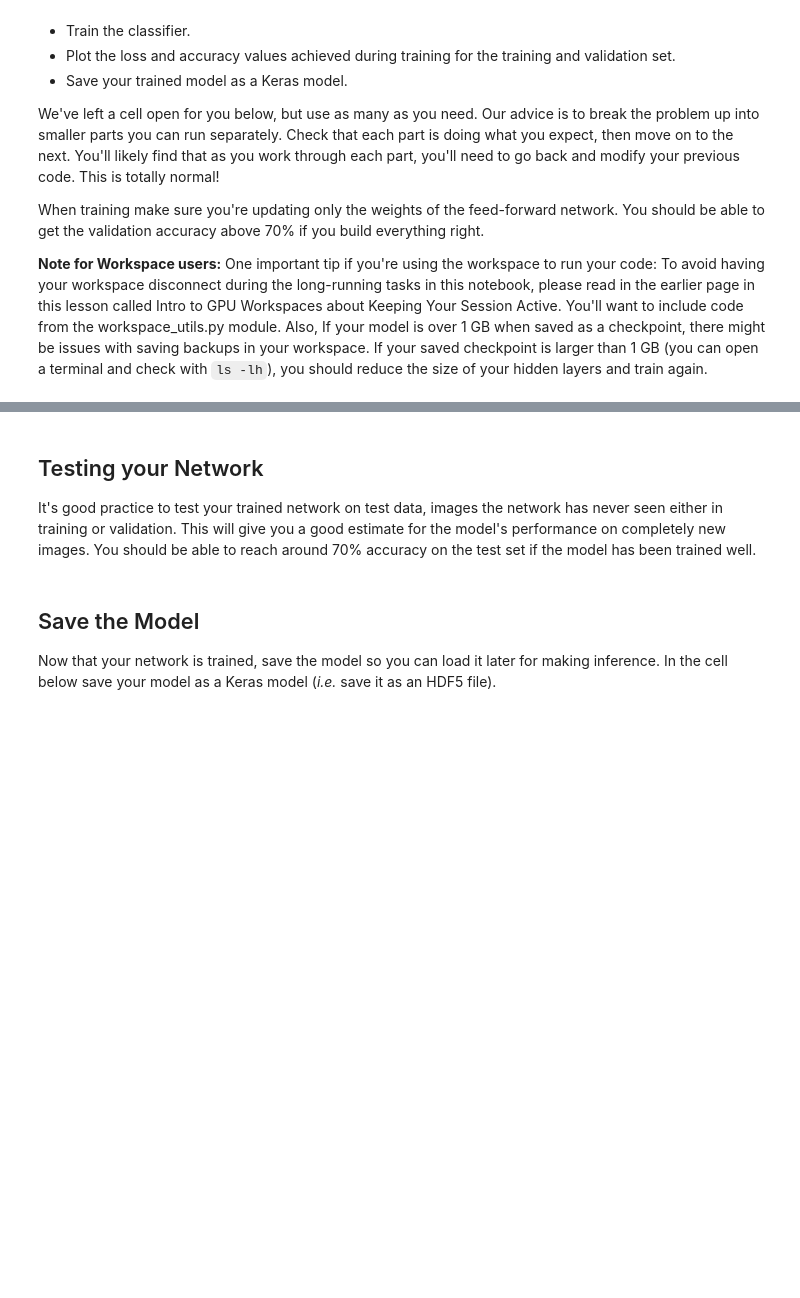
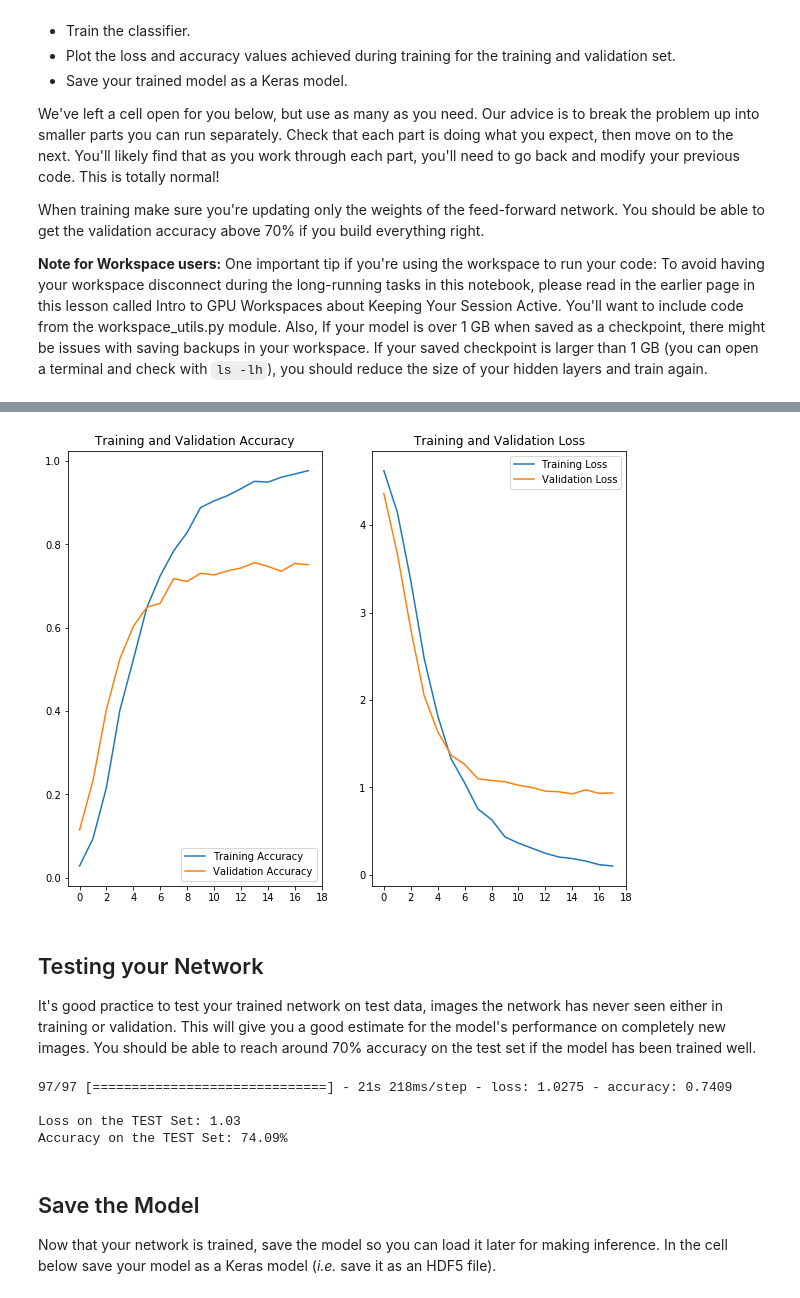
Before and after one commit to sclkan/Flower-Classifier, a Jupyter notebook: Project_Image_Classifier_Project.ipynb, the cells around one changed output, grey strips where cells are left out. Saved outputs shown, nothing was run; the diff lists cells and outputs as text; code cells hidden in the pictures; blank space fills up the shorter version.

```diff
--- a/Project_Image_Classifier_Project.ipynb
+++ b/Project_Image_Classifier_Project.ipynb
@@ -199,0 +211,11 @@ When training make sure you're updating only the weights of the feed-forward net
+# %%
+layer_nodes = [640, 320, 160]
+
+model = tf.keras.Sequential()
+model.add(feature_extractor)
+for i in layer_nodes:
+    model.add(tf.keras.layers.Dense(i, activation='relu'))
+    model.add(tf.keras.layers.Dropout(rate=0.2))
+
+model.add(tf.keras.layers.Dense(class_num, activation='softmax'))
+model.summary()
@@ -199,0 +242,10 @@ When training make sure you're updating only the weights of the feed-forward net
+# %%
+model.compile(optimizer='adam',
+             loss='sparse_categorical_crossentropy',
+             metrics=['accuracy'])
+
+EPOCHS = 100
+early_stopping = tf.keras.callbacks.EarlyStopping(monitor='val_loss', patience=3)
+
+
+record = model.fit(training_batches, epochs= EPOCHS, validation_data= valid_batches, callbacks=[early_stopping])
@@ -200,11 +270,43 @@ When training make sure you're updating only the weights of the feed-forward net
 # %%
 # TODO: Plot the loss and accuracy values achieved during training for the training and validation set.
+
+loss = record.history['loss']
+accuracy = record.history['accuracy']
+val_loss = record.history['val_loss']
+val_accuracy = record.history['val_accuracy']
+
+epochs_range = range(len(accuracy))
+# %%
+fig, ax = plt.subplots(1,2, figsize=[10,8])
+
+ax[0].plot(epochs_range, accuracy, label='Training Accuracy')
+ax[0].plot(epochs_range, val_accuracy, label='Validation Accuracy')
+ax[0].set_xticks(range(0,len(accuracy)+1,2))
+ax[0].set_title('Training and Validation Accuracy')
+ax[0].legend(loc=4)
+
+ax[1].plot(epochs_range, loss, label='Training Loss')
+ax[1].plot(epochs_range, val_loss, label='Validation Loss')
+ax[1].set_xticks(range(0,len(accuracy)+1,2))
+ax[1].set_title('Training and Validation Loss')
+ax[1].legend(loc=1);
+# %% [output]
+[figure, added]
 # %% [markdown]
 ## Testing your Network
 
 It's good practice to test your trained network on test data, images the network has never seen either in training or validation. This will give you a good estimate for the model's performance on completely new images. You should be able to reach around 70% accuracy on the test set if the model has been trained well.
 # %%
 # TODO: Print the loss and accuracy values achieved on the entire test set.
+loss, accuracy = model.evaluate(testing_batches)
+
+print('\nLoss on the TEST Set: {:,.2f}'.format(loss))
+print('Accuracy on the TEST Set: {:.2%}'.format(accuracy))
+# %% [output]
+97/97 [==============================] - 21s 218ms/step - loss: 1.0275 - accuracy: 0.7409
+
+Loss on the TEST Set: 1.03
+Accuracy on the TEST Set: 74.09%
 # %% [markdown]
 ## Save the Model
 
```
Also changed, not shown: parts of 18 cells of this notebook.
